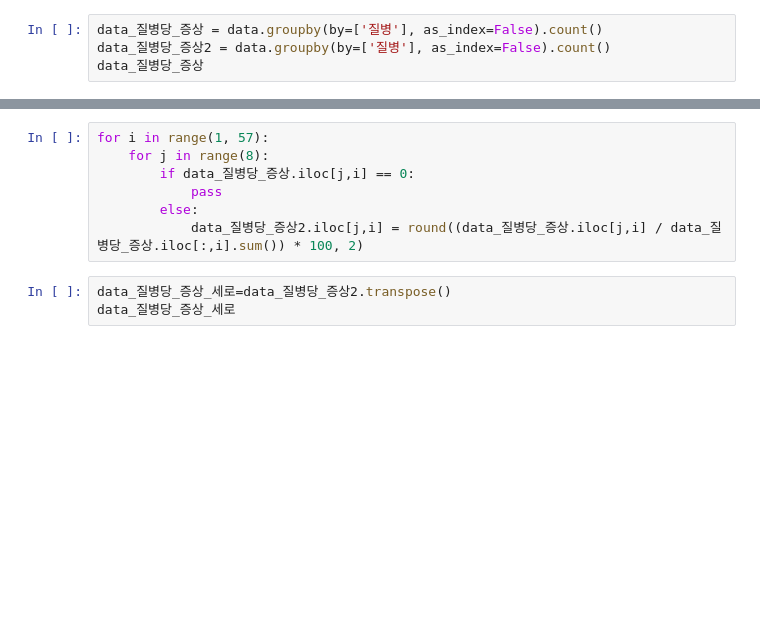
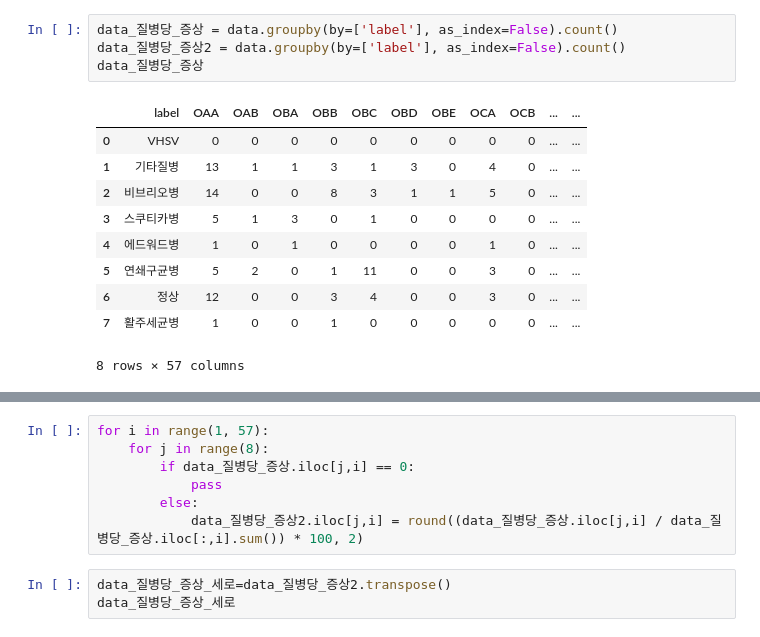
Before and after one commit to dobinR/Learning2, a Jupyter notebook: data/data1/data1-1_arrange.ipynb, the cells around one changed output, grey strips where cells are left out. Cells and saved outputs as stored; diff of their text form; blank space fills up the shorter version.

```diff
--- a/data/data1/data1-1_arrange.ipynb
+++ b/data/data1/data1-1_arrange.ipynb
@@ -10,6 +24,17 @@ data
 # %%
-data_질병당_증상 = data.groupby(by=['질병'], as_index=False).count()
-data_질병당_증상2 = data.groupby(by=['질병'], as_index=False).count()
+data_질병당_증상 = data.groupby(by=['label'], as_index=False).count()
+data_질병당_증상2 = data.groupby(by=['label'], as_index=False).count()
 data_질병당_증상
+# %% [output]
+|  | label | OAA | OAB | OBA | OBB | OBC | OBD | OBE | OCA | OCB | ... | ... |
+| 0 | VHSV | 0 | 0 | 0 | 0 | 0 | 0 | 0 | 0 | 0 | ... | ... |
+| 1 | 기타질병 | 13 | 1 | 1 | 3 | 1 | 3 | 0 | 4 | 0 | ... | ... |
+| 2 | 비브리오병 | 14 | 0 | 0 | 8 | 3 | 1 | 1 | 5 | 0 | ... | ... |
+| 3 | 스쿠티카병 | 5 | 1 | 3 | 0 | 1 | 0 | 0 | 0 | 0 | ... | ... |
+| 4 | 에드워드병 | 1 | 0 | 1 | 0 | 0 | 0 | 0 | 1 | 0 | ... | ... |
+| 5 | 연쇄구균병 | 5 | 2 | 0 | 1 | 11 | 0 | 0 | 3 | 0 | ... | ... |
+| 6 | 정상 | 12 | 0 | 0 | 3 | 4 | 0 | 0 | 3 | 0 | ... | ... |
+| 7 | 활주세균병 | 1 | 0 | 0 | 1 | 0 | 0 | 0 | 0 | 0 | ... | ... |
+8 rows × 57 columns
 # %%
 data_질병당_증상.loc[:]
```
Also changed, not shown: parts of 5 cells of this notebook, 6 other files.
